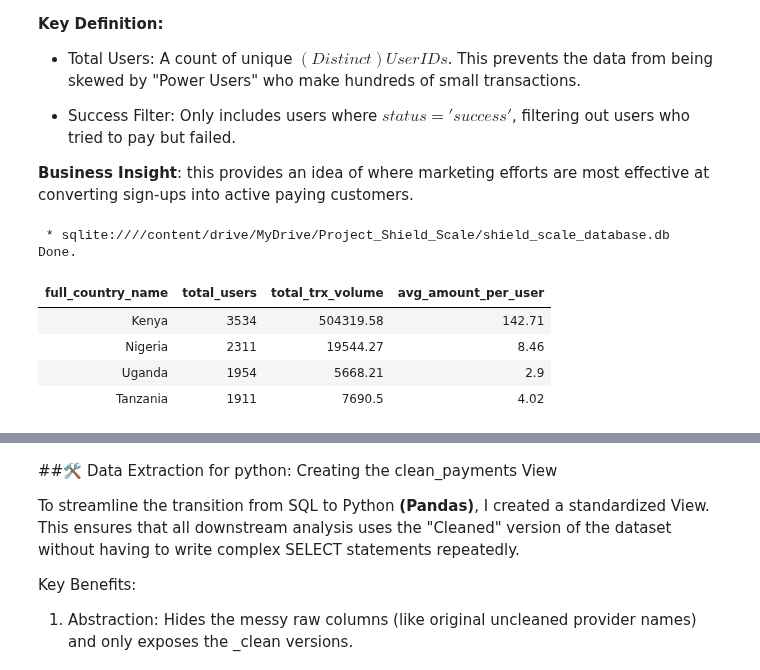
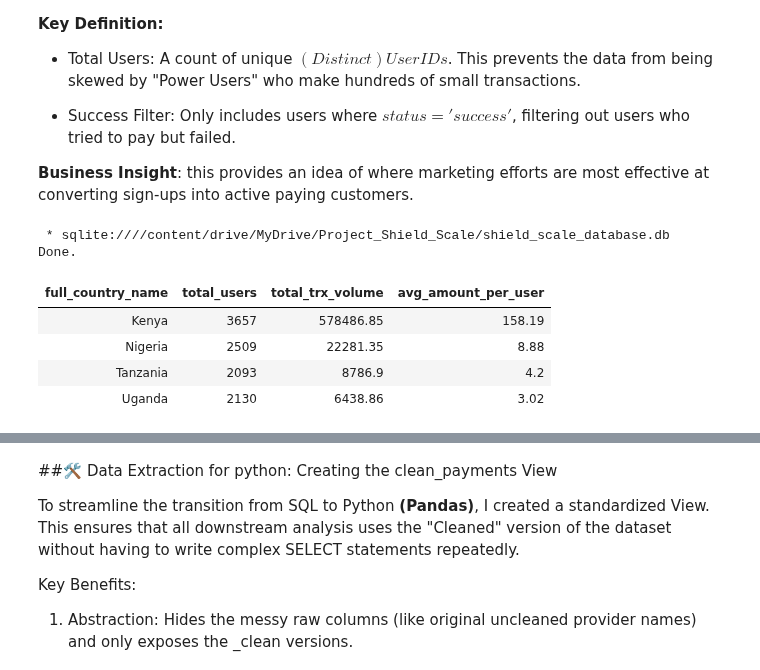
Before and after one commit to mutumaian29/payments-intelligence, a Jupyter notebook: Fraud_and_Monitoring(Project_Shield_and_Scale).ipynb, the cells around one changed output, grey strips where cells are left out. Cells and saved outputs as stored; diff of their text form; code cells hidden in the pictures.

```diff
--- a/Fraud_and_Monitoring(Project_Shield_and_Scale).ipynb
+++ b/Fraud_and_Monitoring(Project_Shield_and_Scale).ipynb
@@ -254,20 +297,19 @@ This analysis identifies our primary markets by measuring the unique number of u
 **Business Insight**: this provides an idea of where marketing efforts are most effective at converting sign-ups into active paying customers.
 # %%
 %%sql
-
-SELECT full_country_name,
-       COUNT(DISTINCT user_id) AS total_users,
-       ROUND(SUM("standard_amount(USD)"),2) AS total_trx_volume,
-       ROUND((SUM("standard_amount(USD)"))/(COUNT(DISTINCT user_id)),2) AS avg_amount_per_user
+SELECT
+    full_country_name,
+    COUNT(DISTINCT user_id) AS total_users,
+    ROUND(SUM(`standard_amount(USD)`), 2) AS total_trx_volume,
+    ROUND(SUM(`standard_amount(USD)`) / COUNT(DISTINCT user_id), 2) AS avg_amount_per_user
 FROM payments
-WHERE status_clean = 'success'
-GROUP BY full_country_name
-ORDER BY total_users DESC;
+GROUP BY 1
+ORDER BY total_trx_volume DESC;
 # %% [output]
  * sqlite:////content/drive/MyDrive/Project_Shield_Scale/shield_scale_database.db
 Done.
 | full_country_name | total_users | total_trx_volume | avg_amount_per_user |
-| Kenya | 3534 | 504319.58 | 142.71 |
-| Nigeria | 2311 | 19544.27 | 8.46 |
-| Uganda | 1954 | 5668.21 | 2.9 |
-| Tanzania | 1911 | 7690.5 | 4.02 |
+| Kenya | 3657 | 578486.85 | 158.19 |
+| Nigeria | 2509 | 22281.35 | 8.88 |
+| Tanzania | 2093 | 8786.9 | 4.2 |
+| Uganda | 2130 | 6438.86 | 3.02 |
```
Also changed, not shown: parts of 36 cells of this notebook.
